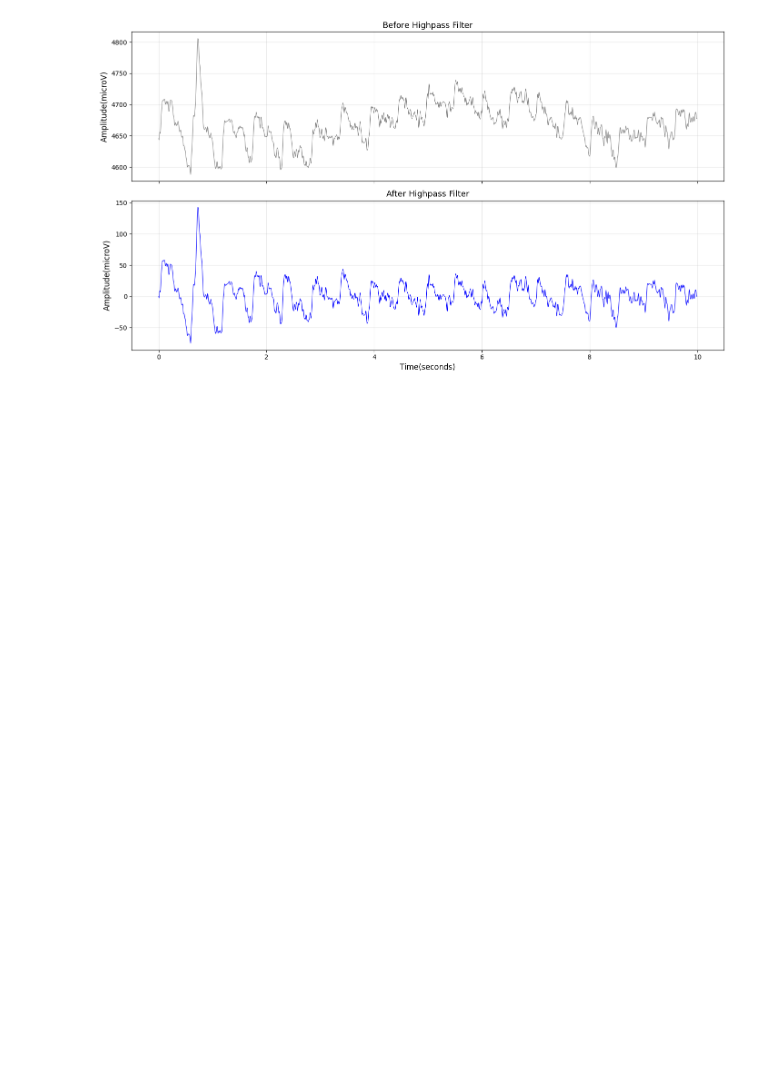
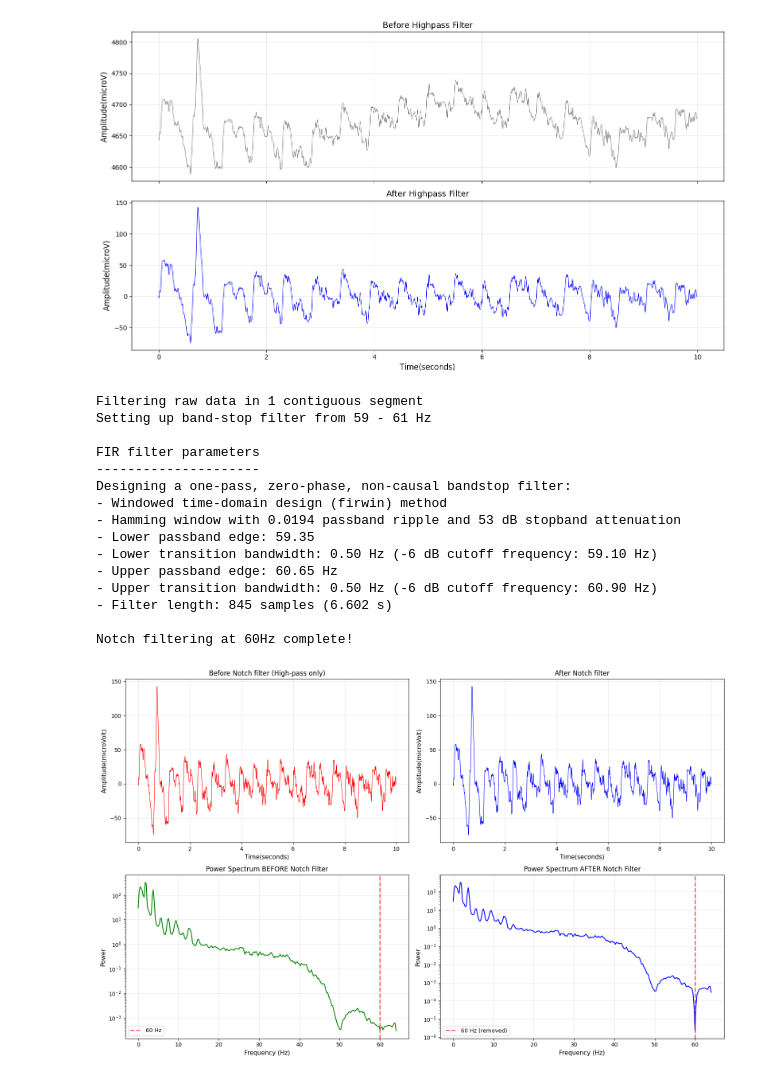
Before and after one commit to Folasewa/EEG-Based_Mental_Workload_Classifier, a Jupyter notebook: notebooks/preprocessing.ipynb, the cells around one changed output. Drawn from its saved outputs; the diff is of its cells as text; code cells hidden in the pictures; blank space fills up the shorter version.

Commit message:
line noise removal

```diff
--- a/notebooks/preprocessing.ipynb
+++ b/notebooks/preprocessing.ipynb
@@ -99,3 +100,68 @@ Designing a one-pass, zero-phase, non-causal highpass filter:
 The raw data shape: (19200, 14)
 The filtered data shape: (19200, 14)
 [figure]
+# %%
+#step2: Remove line noise
+#note that electrical line noise is 50hz for Europe and 60Hz for US
+
+raw_notched = filtered_raw_sub01.copy().notch_filter(freqs=60)
+notched_sub01 = raw_notched.get_data().T
+print("Notch filtering at 60Hz complete!")
+
+#visualizing in time and frequency domains
+fig, axes = plt.subplots(2,2, figsize=(16,10))
+#time domain (Before notch)
+axes[0,0].plot(time, filtered_sub01[:samples, 0], linewidth=0.8, color='red')
+axes[0,0].set_ylabel("Amplitude(microVolt)", fontsize=11)
+axes[0,0].set_xlabel("Time(seconds)", fontsize=11)
+axes[0,0].set_title("Before Notch filter (High-pass only)", fontsize=12)
+axes[0,0].grid(alpha=0.3)
+
+#time domain (After notch)
+axes[0,1].plot(time, notched_sub01[:samples, 0], linewidth=0.8, color='blue')
+axes[0,1].set_ylabel("Amplitude(microVolt)", fontsize=11)
+axes[0,1].set_xlabel("Time(seconds)", fontsize=11)
+axes[0,1].set_title("After Notch filter", fontsize=12)
+axes[0, 1].grid(alpha=0.3)
+
+#frequency domain (Before notch)
+freqs_before, psd_before = welch(filtered_sub01[:, 0], fs=sampling_frequency,nperseg=512, noverlap=256)
+freqs_after, psd_after = welch(notched_sub01[:, 0], fs=sampling_frequency,nperseg=512, noverlap=256)
+
+freq_range = freqs_before <=64 #0-64hz frequency range
+axes[1,0].semilogy(freqs_before[freq_range], psd_before[freq_range], linewidth=1.5, color = 'green')
+axes[1, 0].axvline(60, color='red', linestyle='--', linewidth=2, alpha=0.7, label='60 Hz')
+axes[1, 0].set_ylabel('Power', fontsize=11)
+axes[1, 0].set_xlabel('Frequency (Hz)', fontsize=11)
+axes[1, 0].set_title('Power Spectrum BEFORE Notch Filter', fontsize=12)
+axes[1, 0].legend()
+axes[1, 0].grid(alpha=0.3)
+
+#frequency domain (After Notch)
+axes[1, 1].semilogy(freqs_after[freq_range], psd_after[freq_range], linewidth=1.5, color='blue')
+axes[1, 1].axvline(60, color='red', linestyle='--', linewidth=2, alpha=0.7, label='60 Hz (removed)')
+axes[1, 1].set_ylabel('Power', fontsize=11)
+axes[1, 1].set_xlabel('Frequency (Hz)', fontsize=11)
+axes[1, 1].set_title('Power Spectrum AFTER Notch Filter', fontsize=12)
+axes[1, 1].legend()
+axes[1, 1].grid(alpha=0.3)
+
+plt.tight_layout()
+plt.show()
+# %% [output]
+Filtering raw data in 1 contiguous segment
+Setting up band-stop filter from 59 - 61 Hz
+
+FIR filter parameters
+---------------------
+Designing a one-pass, zero-phase, non-causal bandstop filter:
+- Windowed time-domain design (firwin) method
+- Hamming window with 0.0194 passband ripple and 53 dB stopband attenuation
+- Lower passband edge: 59.35
+- Lower transition bandwidth: 0.50 Hz (-6 dB cutoff frequency: 59.10 Hz)
+- Upper passband edge: 60.65 Hz
+- Upper transition bandwidth: 0.50 Hz (-6 dB cutoff frequency: 60.90 Hz)
+- Filter length: 845 samples (6.602 s)
+
+Notch filtering at 60Hz complete!
+[figure, added]
```
Also changed, not shown: parts of 2 cells of this notebook.
